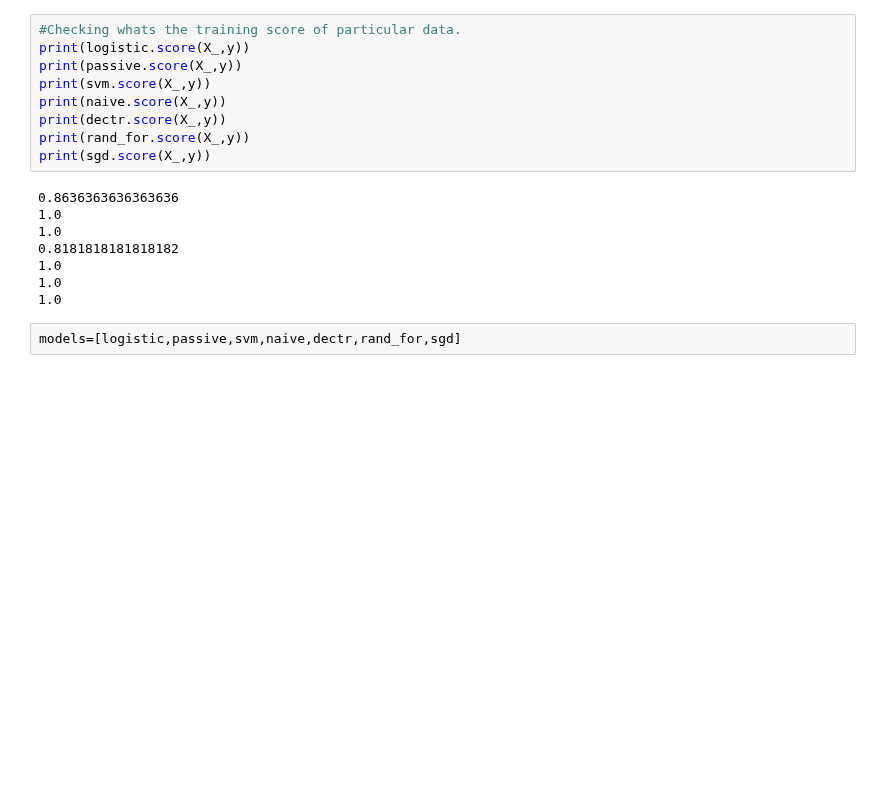
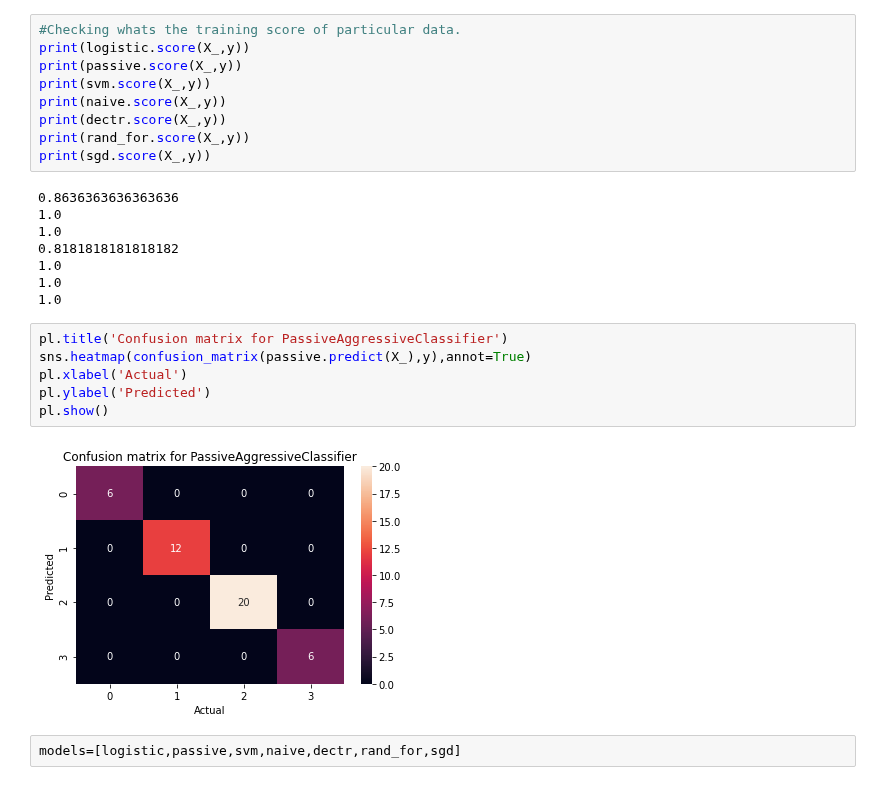
Before and after one commit to rissuuuu/DataScience, a Jupyter notebook: NLP Task/Task.ipynb, the cells around one changed output. Saved outputs shown, nothing was run; the diff lists cells and outputs as text; blank space fills up the shorter version.

```diff
--- a/NLP Task/Task.ipynb
+++ b/NLP Task/Task.ipynb
@@ -165,6 +172,14 @@ print(sgd.score(X_,y))
 1.0
 1.0
 1.0
+# %%
+pl.title('Confusion matrix for PassiveAggressiveClassifier')
+sns.heatmap(confusion_matrix(passive.predict(X_),y),annot=True)
+pl.xlabel('Actual')
+pl.ylabel('Predicted')
+pl.show()
+# %% [output]
+[figure, added]
 # %%
 models=[logistic,passive,svm,naive,dectr,rand_for,sgd]
 # %%
```
Also changed, not shown: parts of 10 cells of this notebook, 4 other files.
